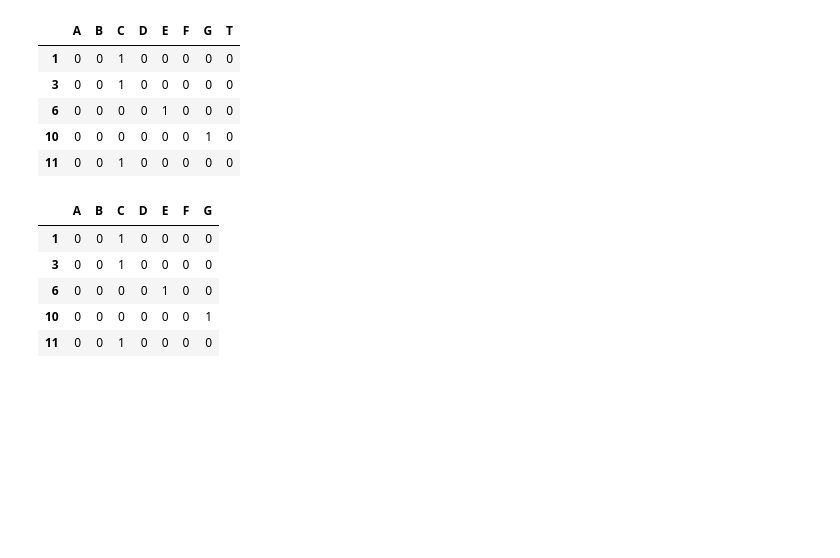
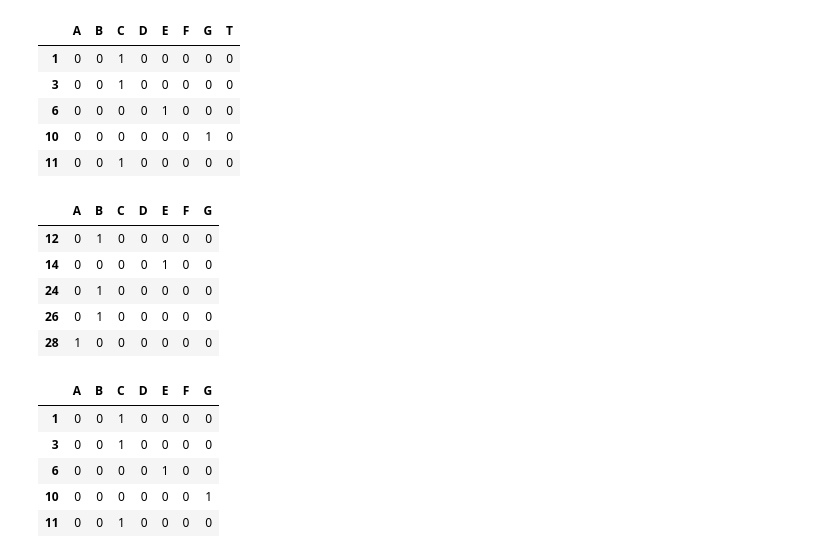
Before and after one commit to osulalam/Titanic, a Jupyter notebook: Titanic+Tutorial+Pt+II+-+OL.ipynb, the cells around one changed output. Cells and saved outputs as stored; diff of their text form; code cells hidden in the pictures; blank space fills up the shorter version.

```diff
--- a/Titanic+Tutorial+Pt+II+-+OL.ipynb
+++ b/Titanic+Tutorial+Pt+II+-+OL.ipynb
@@ -677,5 +809,6 @@ titanic_train.head()
 # %%
 Cabin_dum = pd.get_dummies(titanic_train['Cabin_ID'])
+Cabin_dumt = pd.get_dummies(test['Cabin_ID'])
 Cabin_dum.head()
 # %% [output]
 |  | A | B | C | D | E | F | G | T |
@@ -684,6 +817,15 @@ Cabin_dum.head()
 | 6 | 0 | 0 | 0 | 0 | 1 | 0 | 0 | 0 |
 | 10 | 0 | 0 | 0 | 0 | 0 | 0 | 1 | 0 |
 | 11 | 0 | 0 | 1 | 0 | 0 | 0 | 0 | 0 |
+# %%
+Cabin_dumt.head()
+# %% [output]
+|  | A | B | C | D | E | F | G |
+| 12 | 0 | 1 | 0 | 0 | 0 | 0 | 0 |
+| 14 | 0 | 0 | 0 | 0 | 1 | 0 | 0 |
+| 24 | 0 | 1 | 0 | 0 | 0 | 0 | 0 |
+| 26 | 0 | 1 | 0 | 0 | 0 | 0 | 0 |
+| 28 | 1 | 0 | 0 | 0 | 0 | 0 | 0 |
 # %%
 Cabin_dum = Cabin_dum.drop('T', axis=1)
 Cabin_dum.head()
```
Also changed, not shown: parts of 19 cells of this notebook.
